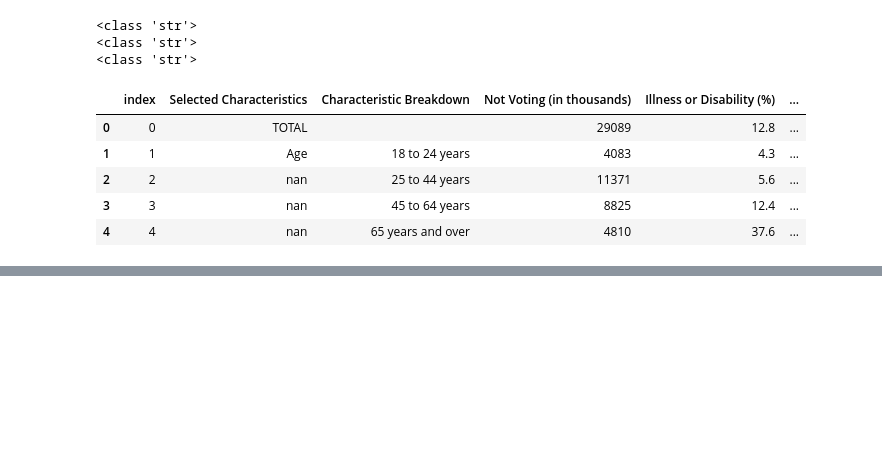
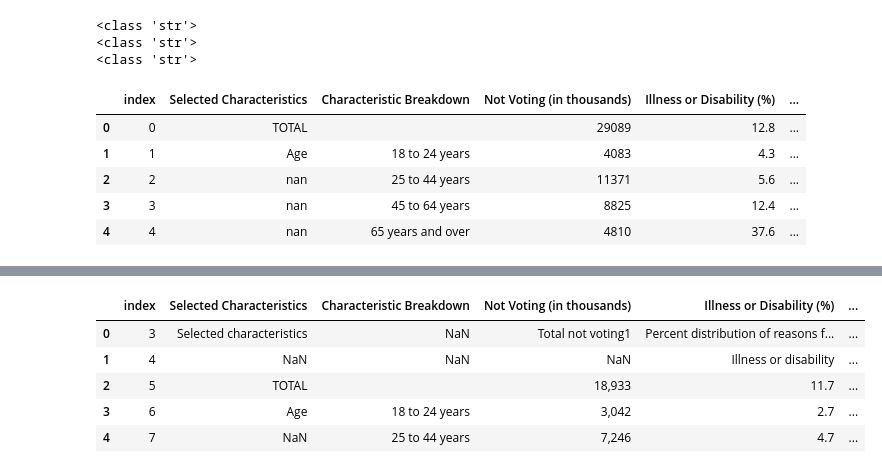
Before and after one commit to VallieTracy/Voter-Registration, a Jupyter notebook: Untitled.ipynb, the cells around one changed output, grey strips where cells are left out. Saved outputs shown, nothing was run; the diff lists cells and outputs as text; code cells hidden in the pictures; blank space fills up the shorter version.

Commit message:
have through 2012 done, next go to 2010

```diff
--- a/Untitled.ipynb
+++ b/Untitled.ipynb
@@ -283,0 +201,26 @@ noVote_2018
+# %%
+# Rename columns
+noVote_2016 = noVote_2016.rename(columns = {"Table with row headers in columns A and B, and column headers in rows 5 through 6 and rows 60 through 61.": "Selected Characteristics",
+                                            "Unnamed: 1": "Characteristic Breakdown",
+                                            "Unnamed: 2": "Not Voting (in thousands)",
+                                            "Unnamed: 3": "Illness or Disability (%)",
+                                            "Unnamed: 4": "Out of Town (%)",
+                                            "Unnamed: 5": "Forgot to Vote (%)",
+                                            "Unnamed: 6": "Not Interested (%)",
+                                            "Unnamed: 7": "Too Busy, Conflicting Schedule (%)",
+                                            "Unnamed: 8": "Transporation Problems (%)",
+                                            "Unnamed: 9" : "Did Not Like Candidates or Campaign Issues (%)",
+                                            "Unnamed: 10": "Registration Problems (%)",
+                                            "Unnamed: 11": "Bad Weather Conditions (%)",
+                                            "Unnamed: 12": "Inconvenient Polling Place (%)",
+                                            "Unnamed: 13": "Other Reason (%)",
+                                            "Unnamed: 14": "Dont Know or Refused (%)"
+                                            })
+noVote_2016.head()
+# %% [output]
+|  | index | Selected Characteristics | Characteristic Breakdown | Not Voting (in thousands) | Illness or Disability (%) | ... |
+| 0 | 3 | Selected characteristics | NaN | Total not voting1 | Percent distribution of reasons f... | ... |
+| 1 | 4 | NaN | NaN | NaN | Illness or disability | ... |
+| 2 | 5 | TOTAL |  | 18,933 | 11.7 | ... |
+| 3 | 6 | Age | 18 to 24 years | 3,042 | 2.7 | ... |
+| 4 | 7 | NaN | 25 to 44 years | 7,246 | 4.7 | ... |
```
Also changed, not shown: parts of 43 cells of this notebook, 7 other files.
